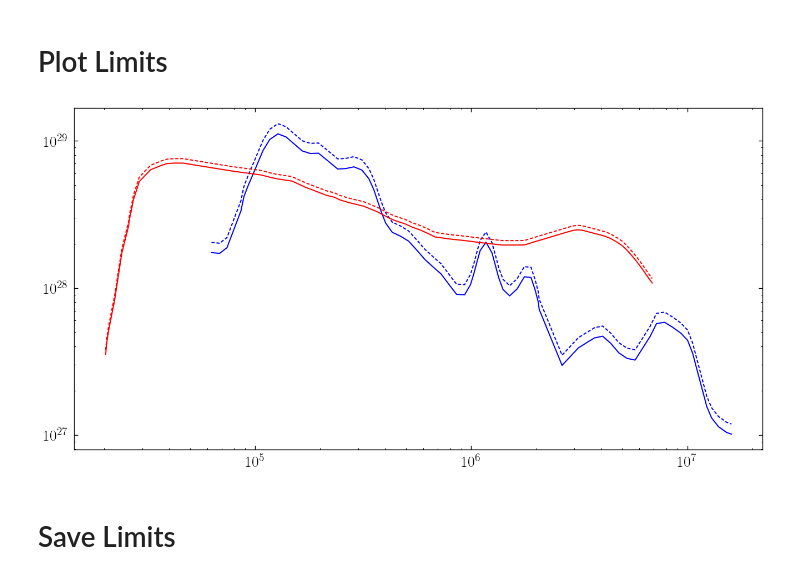
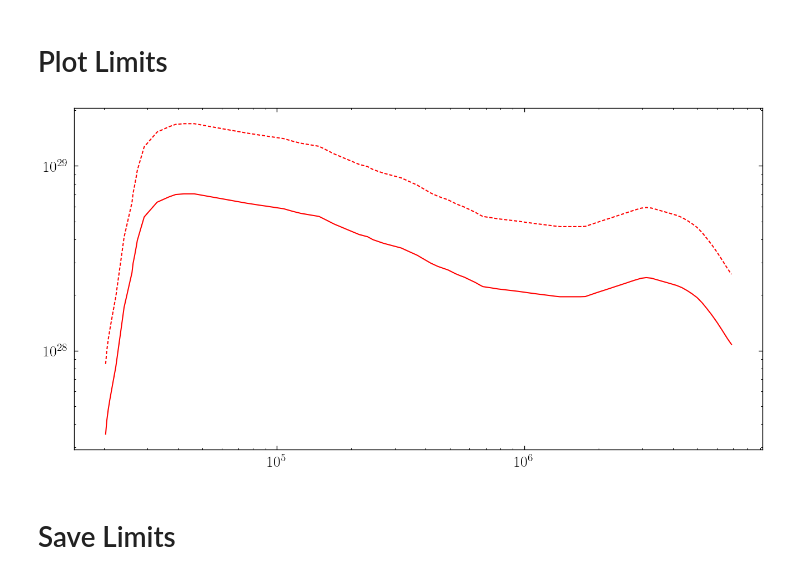
Before and after one commit to joshua-benabou/Mega_Decaying_DM_Milkyway_Analysis, a Jupyter notebook: jupyter/Integral_projections.ipynb, the cells around one changed output. Drawn from its saved outputs; the diff is of its cells as text; code cells hidden in the pictures.

Commit message:
Added Fermi/Integral spatial rescalings

```diff
--- a/jupyter/Integral_projections.ipynb
+++ b/jupyter/Integral_projections.ipynb
@@ -125,28 +125,28 @@ def theta2gagg(s2theta, ms):
 # %% [markdown]
 # Rescale Limits
 # %%
-Calore_arr = np.loadtxt('../data/Integral/tau_limit_Calore.csv', delimiter=',')
-m_calore = Calore_arr[:,0] * 1e3 # eV
-tau_calore = 1. / Calore_arr[:,1] # s
-update_factor_calore = np.sqrt((16 + 6) / 16)
+# Calore_arr = np.loadtxt('../data/Integral/tau_limit_Calore.csv', delimiter=',')
+# m_calore = Calore_arr[:,0] * 1e3 # eV
+# tau_calore = 1. / Calore_arr[:,1] # s
+# update_factor_calore = np.sqrt((16 + 6) / 16)
 
 Fischer_arr = np.loadtxt('../data/Integral/tau_limit_Fischer.csv', delimiter=',')
 m_fischer = Fischer_arr[:,0] * 1e3 # eV
 tau_fischer = Fischer_arr[:,1] * u.yr.to(u.s) * 2 # s
-update_factor_fischer = np.sqrt((20 + 3) / 20)
+update_factor_fischer = np.sqrt((20 + 3) / 20) * np.sqrt(5)
 # %% [markdown]
 # Plot Limits
 # %%
-plt.plot(m_calore, tau_calore, c='b')
-plt.plot(m_calore, tau_calore * update_factor_calore, c='b', ls='--')
+# plt.plot(m_calore, tau_calore, c='b')
+# plt.plot(m_calore, tau_calore * update_factor_calore, c='b', ls='--')
 
 plt.plot(m_fischer, tau_fischer, c='r')
 plt.plot(m_fischer, tau_fischer * update_factor_fischer, c='r', ls='--')
 
 plt.xscale('log')
 plt.yscale('log')
 # %% [output]
-[figure, old version]
+[figure, new version]
 # %% [markdown]
 # Save Limits
 # %%
```
Also changed, not shown: 4 other files.
